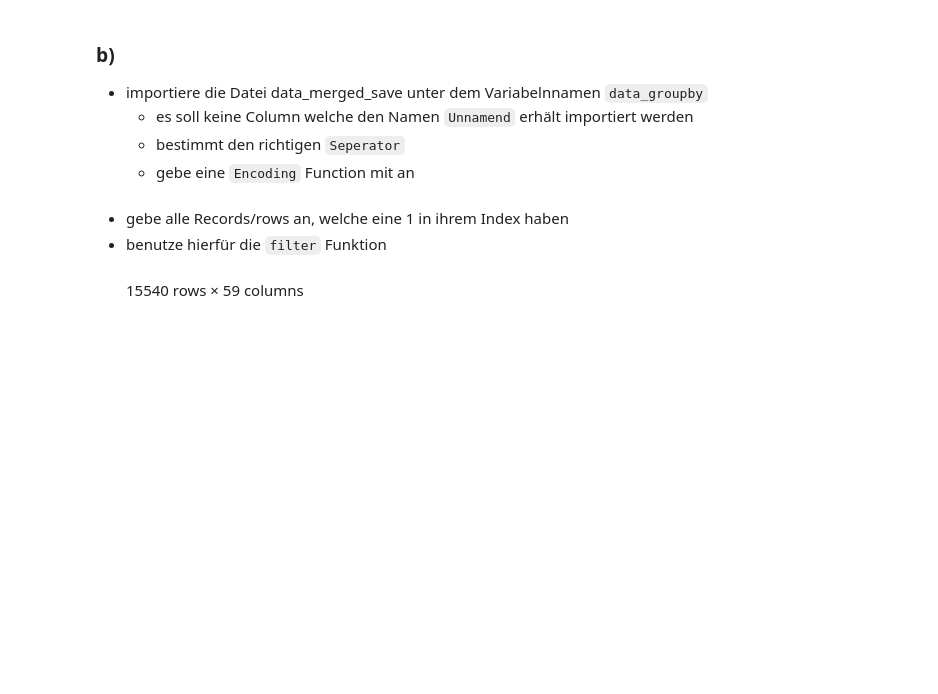
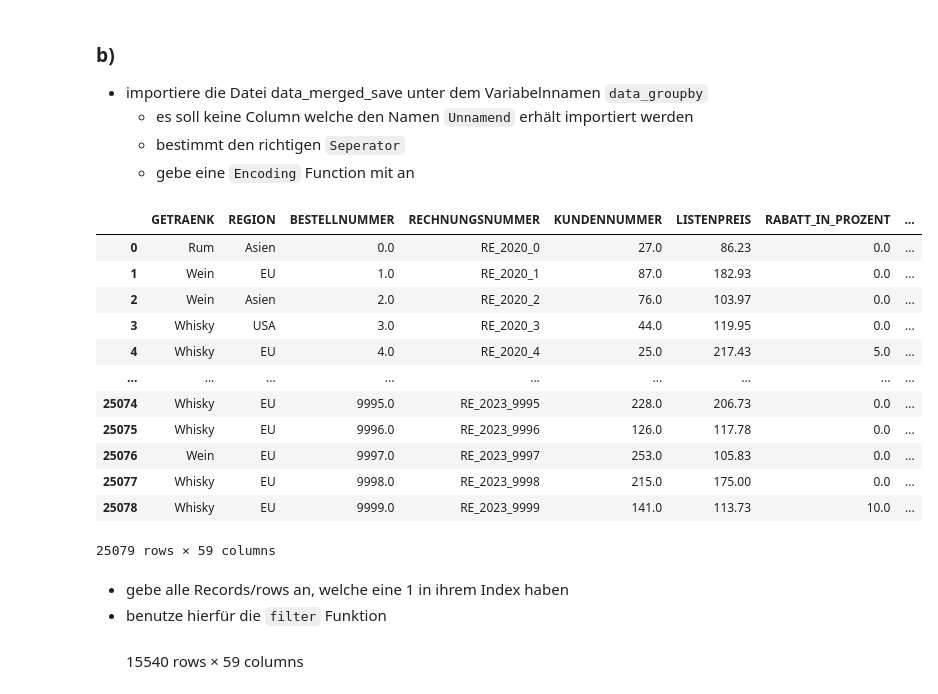
Before and after one commit to ImFin3/Fortgeschrittene-Programmierung-Uebungen, a Jupyter notebook: 09_Basis_Transformieren.ipynb, the cells around one changed output. Drawn from its saved outputs; the diff is of its cells as text; code cells hidden in the pictures; blank space fills up the shorter version.

```diff
--- a/09_Basis_Transformieren.ipynb
+++ b/09_Basis_Transformieren.ipynb
@@ -136,6 +225,25 @@ map&filter transformed= [1, 4, 6, 1, 3, 2, 1, 2]
     - es soll keine Column welche den Namen `Unnamend` erhält importiert werden
     - bestimmt den richtigen `Seperator`
     - gebe eine `Encoding` Function mit an
+# %%
+# ich denke mal, dass die csv datei gemeint ist
+data_groupby = pd.read_csv("ressources/data_merged_save.csv", sep="\t", encoding="utf-8")
+data_groupby = data_groupby.loc[:, ~data_groupby.columns.str.contains("unnamed", case=False)]
+data_groupby
+# %% [output]
+|  | GETRAENK | REGION | BESTELLNUMMER | RECHNUNGSNUMMER | KUNDENNUMMER | LISTENPREIS | RABATT_IN_PROZENT | ... |
+| 0 | Rum | Asien | 0.0 | RE_2020_0 | 27.0 | 86.23 | 0.0 | ... |
+| 1 | Wein | EU | 1.0 | RE_2020_1 | 87.0 | 182.93 | 0.0 | ... |
+| 2 | Wein | Asien | 2.0 | RE_2020_2 | 76.0 | 103.97 | 0.0 | ... |
+| 3 | Whisky | USA | 3.0 | RE_2020_3 | 44.0 | 119.95 | 0.0 | ... |
+| 4 | Whisky | EU | 4.0 | RE_2020_4 | 25.0 | 217.43 | 5.0 | ... |
+| ... | ... | ... | ... | ... | ... | ... | ... | ... |
+| 25074 | Whisky | EU | 9995.0 | RE_2023_9995 | 228.0 | 206.73 | 0.0 | ... |
+| 25075 | Whisky | EU | 9996.0 | RE_2023_9996 | 126.0 | 117.78 | 0.0 | ... |
+| 25076 | Wein | EU | 9997.0 | RE_2023_9997 | 253.0 | 105.83 | 0.0 | ... |
+| 25077 | Whisky | EU | 9998.0 | RE_2023_9998 | 215.0 | 175.00 | 0.0 | ... |
+| 25078 | Whisky | EU | 9999.0 | RE_2023_9999 | 141.0 | 113.73 | 10.0 | ... |
+25079 rows × 59 columns
 # %% [markdown]
 - gebe alle Records/rows an, welche eine 1 in ihrem Index haben
 - benutze hierfür die `filter` Funktion
```
Also changed, not shown: parts of 65 cells of this notebook, 6 other files.
